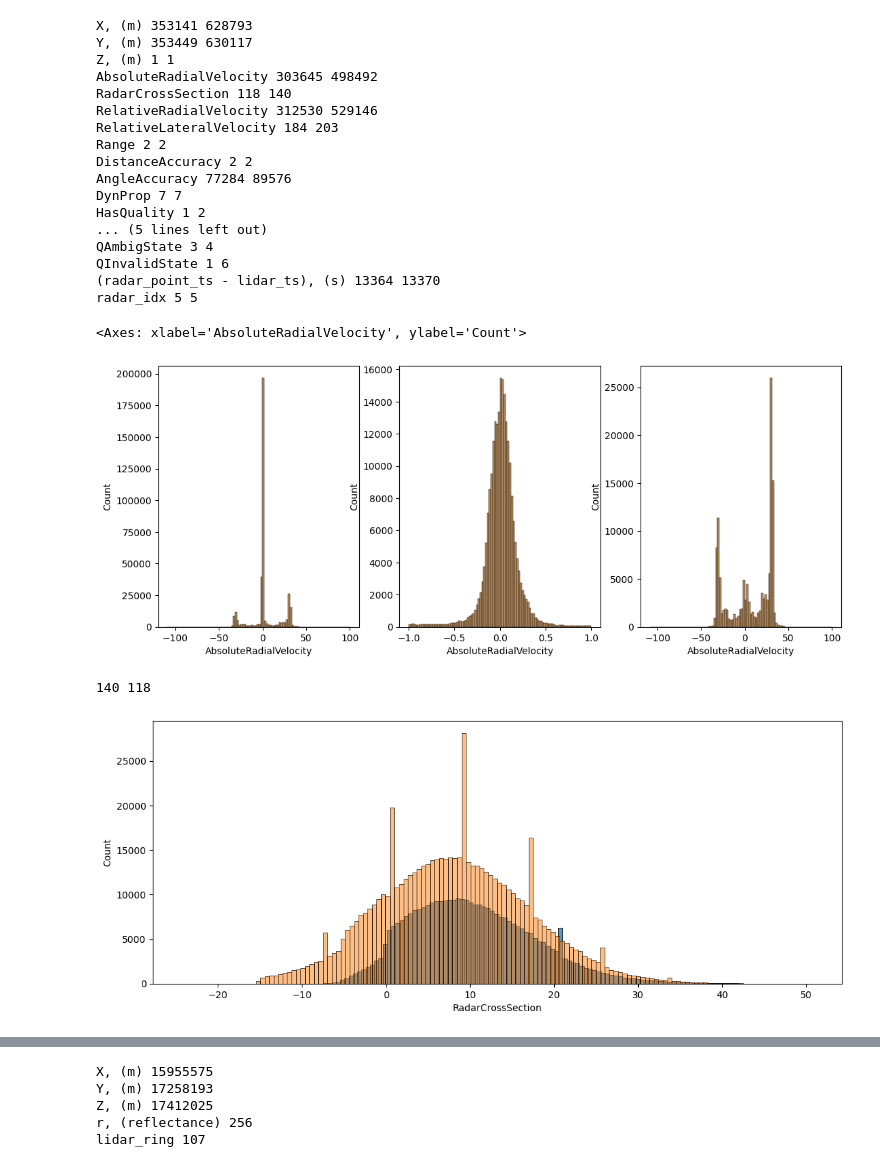
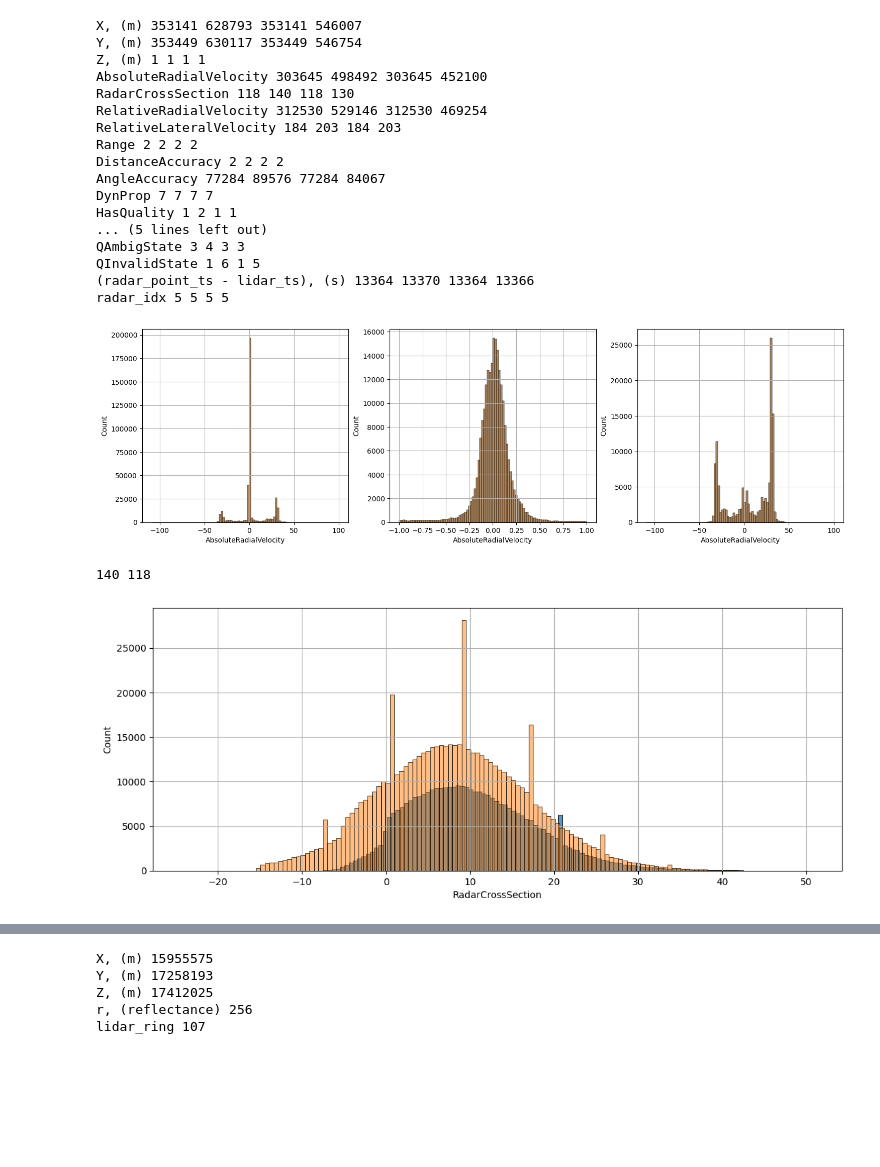
Before and after one commit to ArTiK13/radar_data, a Jupyter notebook: features_gist.ipynb, the cells around one changed output, grey strips where cells are left out. Cells and saved outputs as stored; diff of their text form; code cells hidden in the pictures; blank space fills up the shorter version.

Commit message:
all radar features visualised

```diff
--- a/features_gist.ipynb
+++ b/features_gist.ipynb
@@ -10,51 +12,72 @@ clean_radar_df = radar_df[radar_df['QPDH0'] == 0.25]
 lidar_df = pd.read_csv(f"data/processed data/lidar_data.csv")
 # %%
-clean_keys_cnt = {k: Counter(clean_radar_df[k]) for k in clean_radar_df.keys()}
-keys_cnt = {k: Counter(radar_df[k]) for k in clean_radar_df.keys()}
+clean_keys_cnt = {k: Counter(clean_radar_df[k]) for k in radar_df.keys()}
+keys_cnt = {k: Counter(radar_df[k]) for k in radar_df.keys()}
+q_clean_keys_cnt = {k: Counter(q_clean_radar_df[k]) for k in q_radar_df.keys()}
+q_keys_cnt = {k: Counter(q_radar_df[k]) for k in q_radar_df.keys()}
+
+q_clean_keys_cnt = {
+    k: Counter(clean_radar_df[radar_df["HasQuality"] == 1.0][k])
+    for k in clean_radar_df.keys()
+}
+q_keys_cnt = {
+    k: Counter(radar_df[radar_df["HasQuality"] == 1.0][k]) for k in radar_df.keys()
+}
 
 for key, val in clean_keys_cnt.items():
-    print(key, len(val), len(keys_cnt[key]))
+    print(
+        key,
+        len(val),
+        len(keys_cnt[key]),
+        len(q_clean_keys_cnt[key]),
+        len(q_keys_cnt[key]),
+    )
 # %% [output]
-X, (m) 353141 628793
-Y, (m) 353449 630117
-Z, (m) 1 1
-AbsoluteRadialVelocity 303645 498492
-RadarCrossSection 118 140
-RelativeRadialVelocity 312530 529146
-RelativeLateralVelocity 184 203
-Range 2 2
-DistanceAccuracy 2 2
-AngleAccuracy 77284 89576
-DynProp 7 7
-HasQuality 1 2
+X, (m) 353141 628793 353141 546007
+Y, (m) 353449 630117 353449 546754
+Z, (m) 1 1 1 1
+AbsoluteRadialVelocity 303645 498492 303645 452100
+RadarCrossSection 118 140 118 130
+RelativeRadialVelocity 312530 529146 312530 469254
+RelativeLateralVelocity 184 203 184 203
+Range 2 2 2 2
+DistanceAccuracy 2 2 2 2
+AngleAccuracy 77284 89576 77284 84067
+DynProp 7 7 7 7
+HasQuality 1 2 1 1
 ... (5 lines left out)
-QAmbigState 3 4
-QInvalidState 1 6
-(radar_point_ts - lidar_ts), (s) 13364 13370
-radar_idx 5 5
+QAmbigState 3 4 3 3
+QInvalidState 1 6 1 5
+(radar_point_ts - lidar_ts), (s) 13364 13370 13364 13366
+radar_idx 5 5 5 5
+# %%
+grid = True
 # %%
-key = 'AbsoluteRadialVelocity'
-plt.figure(figsize=(13, 5))
+key = "AbsoluteRadialVelocity"
+plt.figure(figsize=(18, 5))
 plt.subplot(1, 3, 1)
 sns.histplot(clean_radar_df[np.abs(clean_radar_df[key]) >= 0.0][key], bins=100)
 sns.histplot(clean_radar_df[np.abs(radar_df[key]) >= 0.0][key], bins=100, alpha=0.5)
+plt.grid(grid)
 plt.subplot(1, 3, 2)
 sns.histplot(clean_radar_df[np.abs(clean_radar_df[key]) < 1][key], bins=100)
 sns.histplot(clean_radar_df[np.abs(radar_df[key]) < 1][key], bins=100, alpha=0.5)
+plt.grid(grid)
 plt.subplot(1, 3, 3)
 sns.histplot(clean_radar_df[np.abs(clean_radar_df[key]) > 1][key], bins=100)
 sns.histplot(clean_radar_df[np.abs(radar_df[key]) > 1][key], bins=100, alpha=0.5)
+plt.grid(grid)
 # %% [output]
-<Axes: xlabel='AbsoluteRadialVelocity', ylabel='Count'>
-[figure, old version]
+[figure, new version]
 # %%
 key = "RadarCrossSection"
 plt.figure(figsize=(13, 5))
 sns.histplot(clean_radar_df[key], bins=118)
 sns.histplot(radar_df[key], bins=140, alpha=0.5)
 plt.xlabel(key)
+plt.grid(grid)
 print(len(keys_cnt[key]), len(clean_keys_cnt[key]))
 # %% [output]
 140 118
-[figure, old version]
+[figure, new version]
 # %%
```
Also changed, not shown: parts of 19 cells of this notebook.
